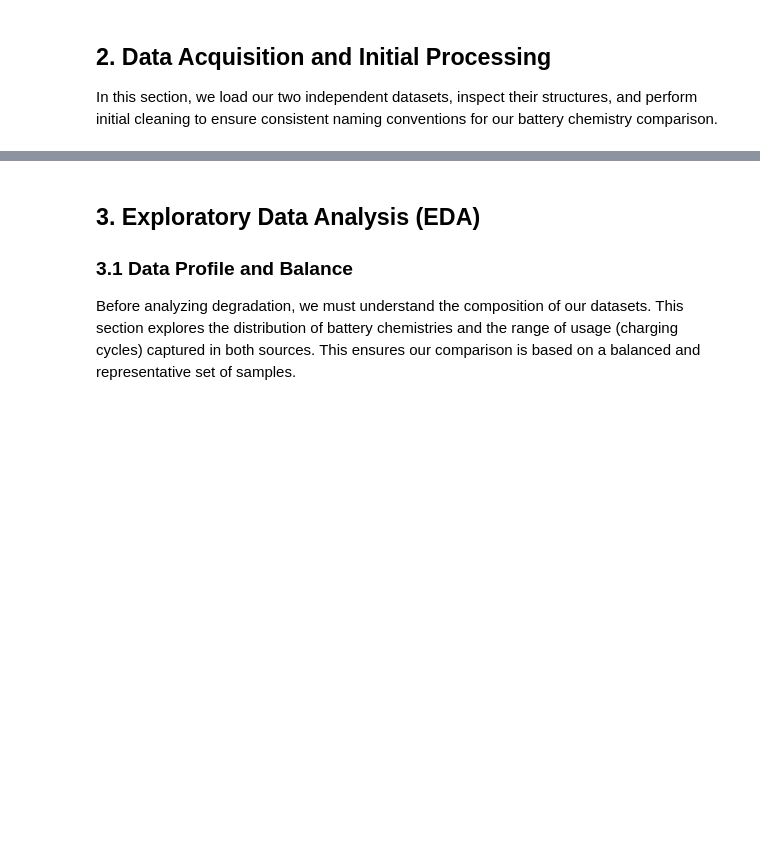
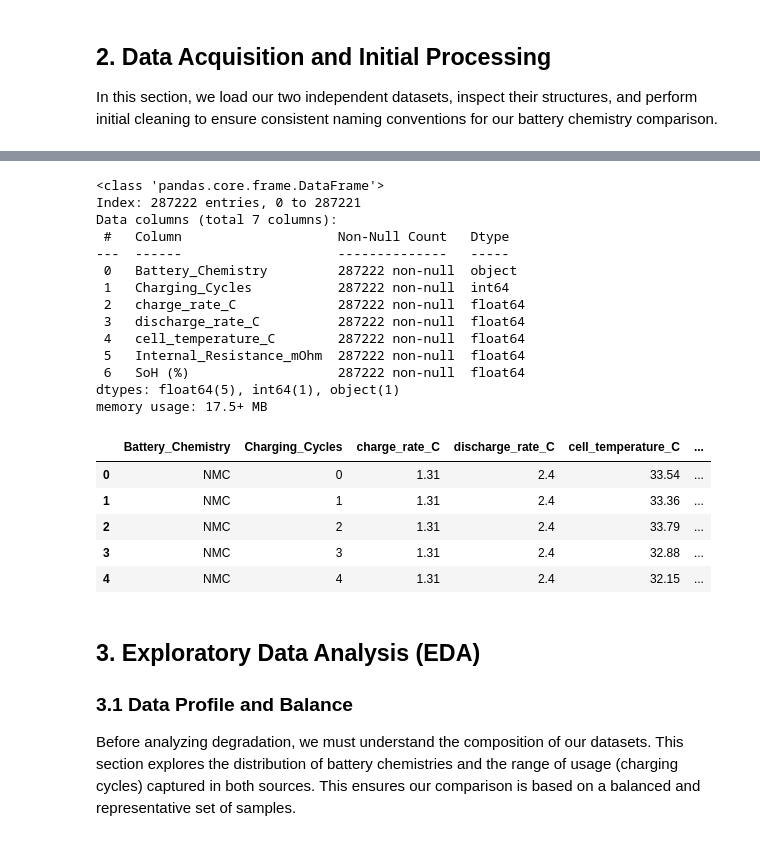
Before and after one commit to Ivan-Pelovski/Data-Science, a Jupyter notebook: NMC-vs-LFP.ipynb, the cells around one changed output, grey strips where cells are left out. Drawn from its saved outputs; the diff is of its cells as text; code cells hidden in the pictures; blank space fills up the shorter version.

```diff
--- a/NMC-vs-LFP.ipynb
+++ b/NMC-vs-LFP.ipynb
@@ -125,3 +180,28 @@ Unique values now: ['NMC' 'LFP']
+# %%
+# Verify the change in cycle_data
+cycle_data.info()
+display(cycle_data.head())
+# %% [output]
+<class 'pandas.core.frame.DataFrame'>
+Index: 287222 entries, 0 to 287221
+Data columns (total 7 columns):
+ #   Column                    Non-Null Count   Dtype
+---  ------                    --------------   -----
+ 0   Battery_Chemistry         287222 non-null  object
+ 1   Charging_Cycles           287222 non-null  int64
+ 2   charge_rate_C             287222 non-null  float64
+ 3   discharge_rate_C          287222 non-null  float64
+ 4   cell_temperature_C        287222 non-null  float64
+ 5   Internal_Resistance_mOhm  287222 non-null  float64
+ 6   SoH (%)                   287222 non-null  float64
+dtypes: float64(5), int64(1), object(1)
+memory usage: 17.5+ MB
+|  | Battery_Chemistry | Charging_Cycles | charge_rate_C | discharge_rate_C | cell_temperature_C | ... |
+| 0 | NMC | 0 | 1.31 | 2.4 | 33.54 | ... |
+| 1 | NMC | 1 | 1.31 | 2.4 | 33.36 | ... |
+| 2 | NMC | 2 | 1.31 | 2.4 | 33.79 | ... |
+| 3 | NMC | 3 | 1.31 | 2.4 | 32.88 | ... |
+| 4 | NMC | 4 | 1.31 | 2.4 | 32.15 | ... |
 # %% [markdown]
 ## 3. Exploratory Data Analysis (EDA)
 ### 3.1 Data Profile and Balance
```
Also changed, not shown: parts of 5 cells of this notebook.
